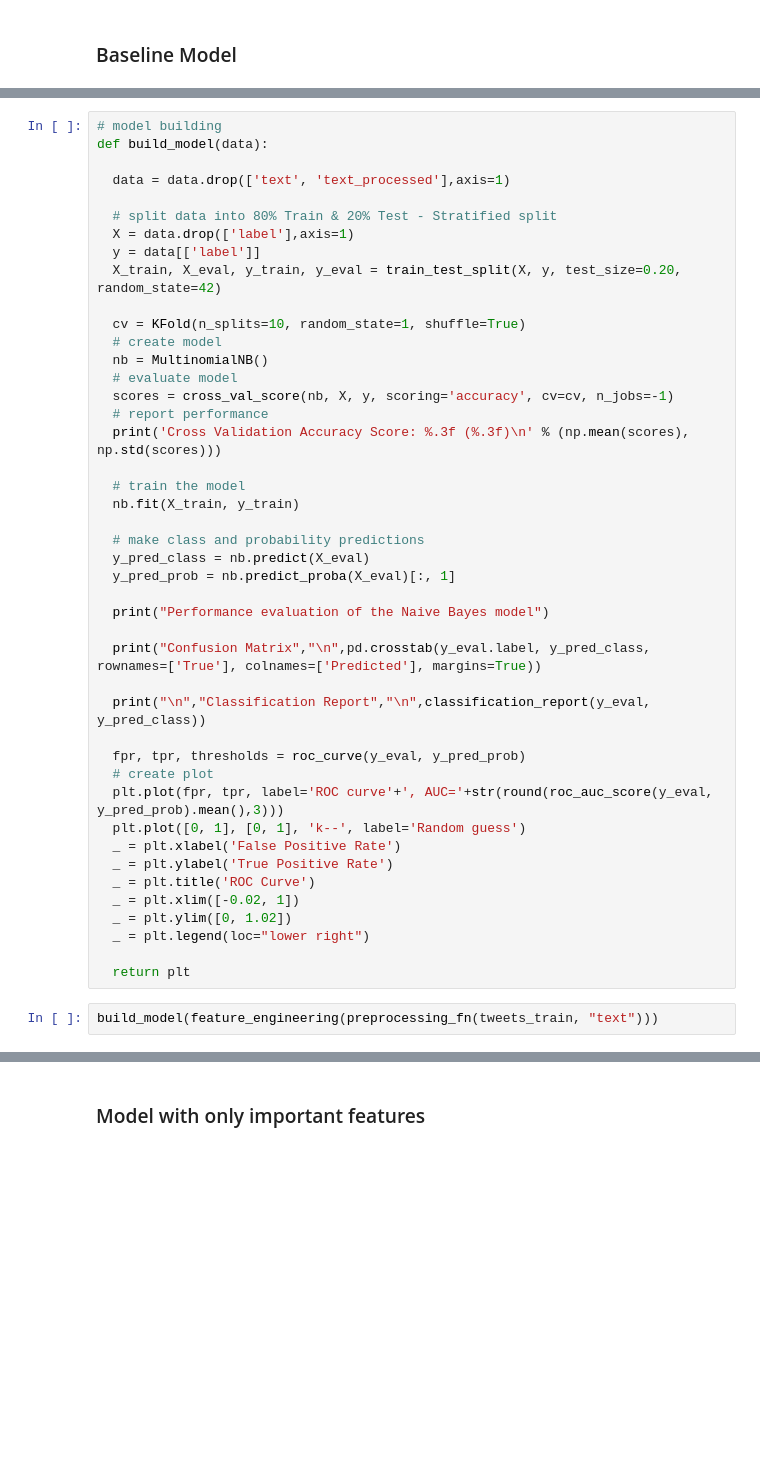
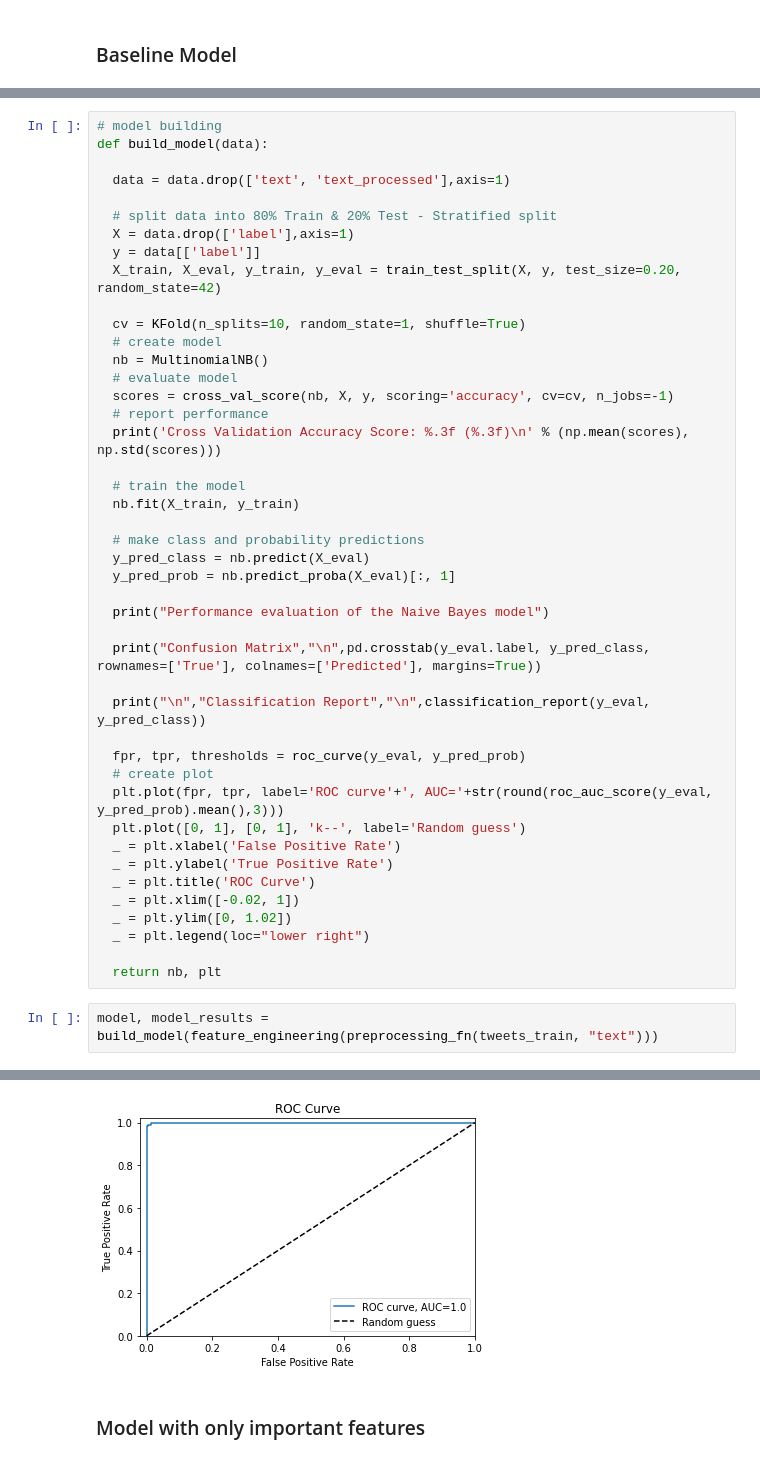
Before and after one commit to sandhyaparna/NLP, a Jupyter notebook: Take Home Assignments/Dell_Take_Home.ipynb, the cells around one changed output, grey strips where cells are left out. Cells and saved outputs as stored; diff of their text form; blank space fills up the shorter version.

```diff
--- a/Take Home Assignments/Dell_Take_Home.ipynb
+++ b/Take Home Assignments/Dell_Take_Home.ipynb
@@ -217,6 +232,7 @@ def build_model(data):
   _ = plt.ylim([0, 1.02])
   _ = plt.legend(loc="lower right")
 
-  return plt
+  return nb, plt
 # %%
-build_model(feature_engineering(preprocessing_fn(tweets_train, "text")))
+model, model_results = build_model(feature_engineering(preprocessing_fn(tweets_train, "text")))
+# %% [output]
@@ -223,3 +256,4 @@ build_model(feature_engineering(preprocessing_fn(tweets_train, "text")))
+[figure, added]
 # %% [markdown]
 ### Model with only important features
 # %%
```
Also changed, not shown: parts of 13 cells of this notebook.
